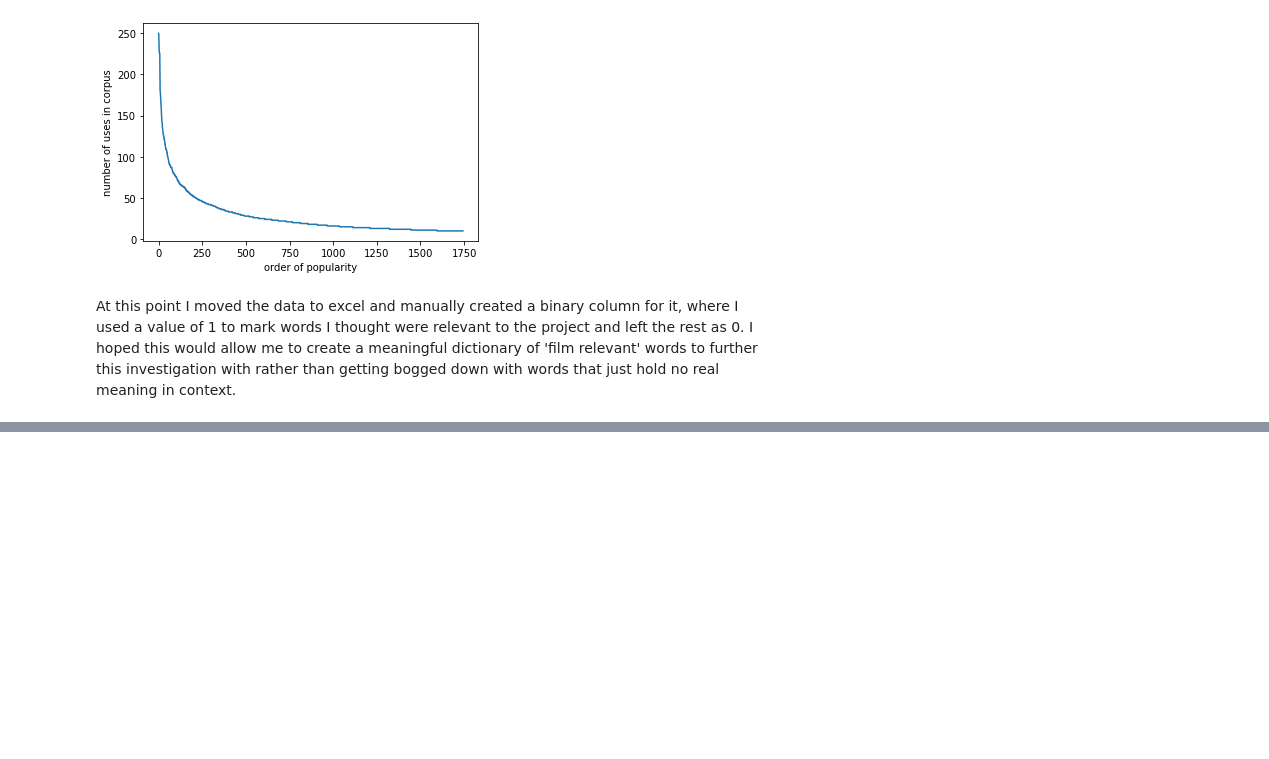
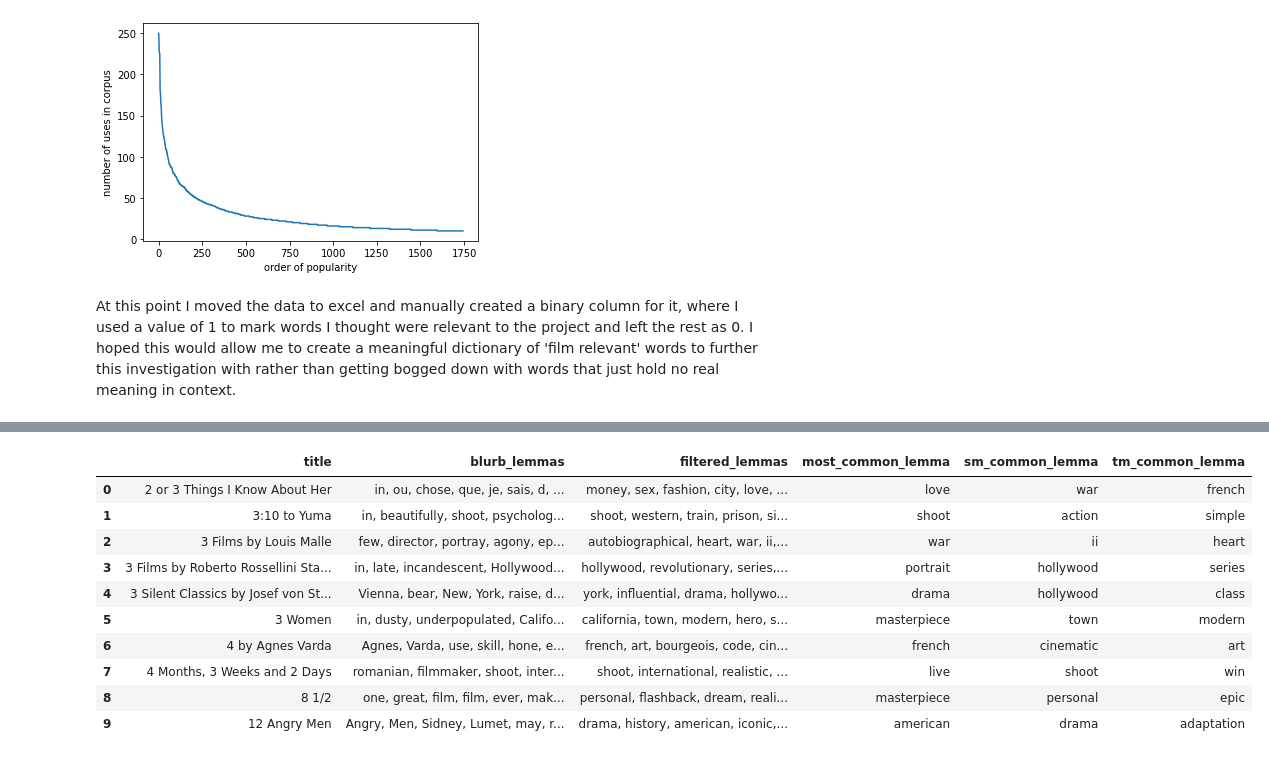
Before and after one commit to JohnStokes228/movie_eda, a Jupyter notebook: initial_eda.ipynb, the cells around one changed output, grey strips where cells are left out. Saved outputs shown, nothing was run; the diff lists cells and outputs as text; code cells hidden in the pictures; blank space fills up the shorter version.

Commit message:
added some nortiness with the lemmas, dunno hwo to explain it

```diff
--- a/initial_eda.ipynb
+++ b/initial_eda.ipynb
@@ -355,3 +353,12 @@ lemma_counts.reset_index().plot.line(y='count',
 [figure]
 # %% [markdown]
 At this point I moved the data to excel and manually created a binary column for it, where I used a value of 1 to mark words I thought were relevant to the project and left the rest as 0. I hoped this would allow me to create a meaningful dictionary of 'film relevant' words to further this investigation with rather than getting bogged down with words that just hold no real meaning in context.
+# %%
+lemma_counts = pd.read_excel('data/lemma_counts.xlsx')
+
+lemma_counts = lemma_counts[lemma_counts['include_word']==1]
+
+filtered_lemmas = lemma_counts.lemma.tolist()
+
+print(lemma_counts.shape)
+lemma_counts.head(10)
@@ -357,0 +380,79 @@ At this point I moved the data to excel and manually created a binary column for
+# %%
+def find_filtered_lemmas(
+    lemma_list,
+    filtered_lemmas_list
+):
+    """Find which lemmas from one string are in a list.
+
+    Parameters
+    ----------
+    lemma_list : string
+        Deceptively named no?
+    filltered_lemma_list : list
+        List of lemmas to look for.
+
+    Returns
+    -------
+    string
+        Comma separated string of filtered lemmas that are in lemma list.
+    """
+    lemma_list = lemma_list.split(',')
+    lemma_list = [lemma.strip().lower() for lemma in lemma_list]
+
+    included_filtered_lemmas = [lemma for lemma in lemma_list
+                               if lemma in filtered_lemmas_list]
+    included_filtered_lemmas = ', '.join(included_filtered_lemmas)
+
+    return included_filtered_lemmas
+
+
+def most_popular_lemma(
+    included_filtered_lemmas,
+    ordered_lemmas,
+    ignored_lemmas=[],
+):
+    """Find the most common of the lemmas included in included_filtered_lemmas.
+
+    Parameters
+    ----------
+    included_filtered_lemmas : string
+        Comma separated string of lemmas
+    ordered_lemmas : list
+        Ordered list of lemmas based on popularity.
+    ignored_lemmas : list
+        List of lemmas not to return no matter what lad.
+
+    Returns
+    -------
+    string
+        The most popular of the included lemmas.
+    """
+    included_filtered_lemmas = included_filtered_lemmas.replace(' ', '').split(',')
+    for lemma in ordered_lemmas:
+        if lemma in included_filtered_lemmas and lemma not in ignored_lemmas:
+            return lemma
+
+
+df['filtered_lemmas'] =  df.apply(lambda x: find_filtered_lemmas(x['blurb_lemmas'], filtered_lemmas), axis=1)
+df['most_common_lemma'] = df.apply(lambda x: most_popular_lemma(x['filtered_lemmas'], filtered_lemmas), axis=1)
+df['sm_common_lemma'] = df.apply(
+    lambda x: most_popular_lemma(x['filtered_lemmas'], filtered_lemmas, [x['most_common_lemma']]), axis=1
+)
+df['tm_common_lemma'] = df.apply(
+    lambda x: most_popular_lemma(x['filtered_lemmas'], filtered_lemmas, [x['most_common_lemma'],
+                                                                         x['sm_common_lemma']]), axis=1
+)
+
+df[['title', 'blurb_lemmas', 'filtered_lemmas', 'most_common_lemma', 'sm_common_lemma', 'tm_common_lemma']].head(10)
+# %% [output]
+|  | title | blurb_lemmas | filtered_lemmas | most_common_lemma | sm_common_lemma | tm_common_lemma |
+| 0 | 2 or 3 Things I Know About Her | in, ou, chose, que, je, sais, d, ... | money, sex, fashion, city, love, ... | love | war | french |
+| 1 | 3:10 to Yuma | in, beautifully, shoot, psycholog... | shoot, western, train, prison, si... | shoot | action | simple |
+| 2 | 3 Films by Louis Malle | few, director, portray, agony, ep... | autobiographical, heart, war, ii,... | war | ii | heart |
+| 3 | 3 Films by Roberto Rossellini Sta... | in, late, incandescent, Hollywood... | hollywood, revolutionary, series,... | portrait | hollywood | series |
+| 4 | 3 Silent Classics by Josef von St... | Vienna, bear, New, York, raise, d... | york, influential, drama, hollywo... | drama | hollywood | class |
+| 5 | 3 Women | in, dusty, underpopulated, Califo... | california, town, modern, hero, s... | masterpiece | town | modern |
+| 6 | 4 by Agnes Varda | Agnes, Varda, use, skill, hone, e... | french, art, bourgeois, code, cin... | french | cinematic | art |
+| 7 | 4 Months, 3 Weeks and 2 Days | romanian, filmmaker, shoot, inter... | shoot, international, realistic, ... | live | shoot | win |
+| 8 | 8 1/2 | one, great, film, film, ever, mak... | personal, flashback, dream, reali... | masterpiece | personal | epic |
+| 9 | 12 Angry Men | Angry, Men, Sidney, Lumet, may, r... | drama, history, american, iconic,... | american | drama | adaptation |
```
Also changed, not shown: parts of 5 cells of this notebook, 2 other files.
